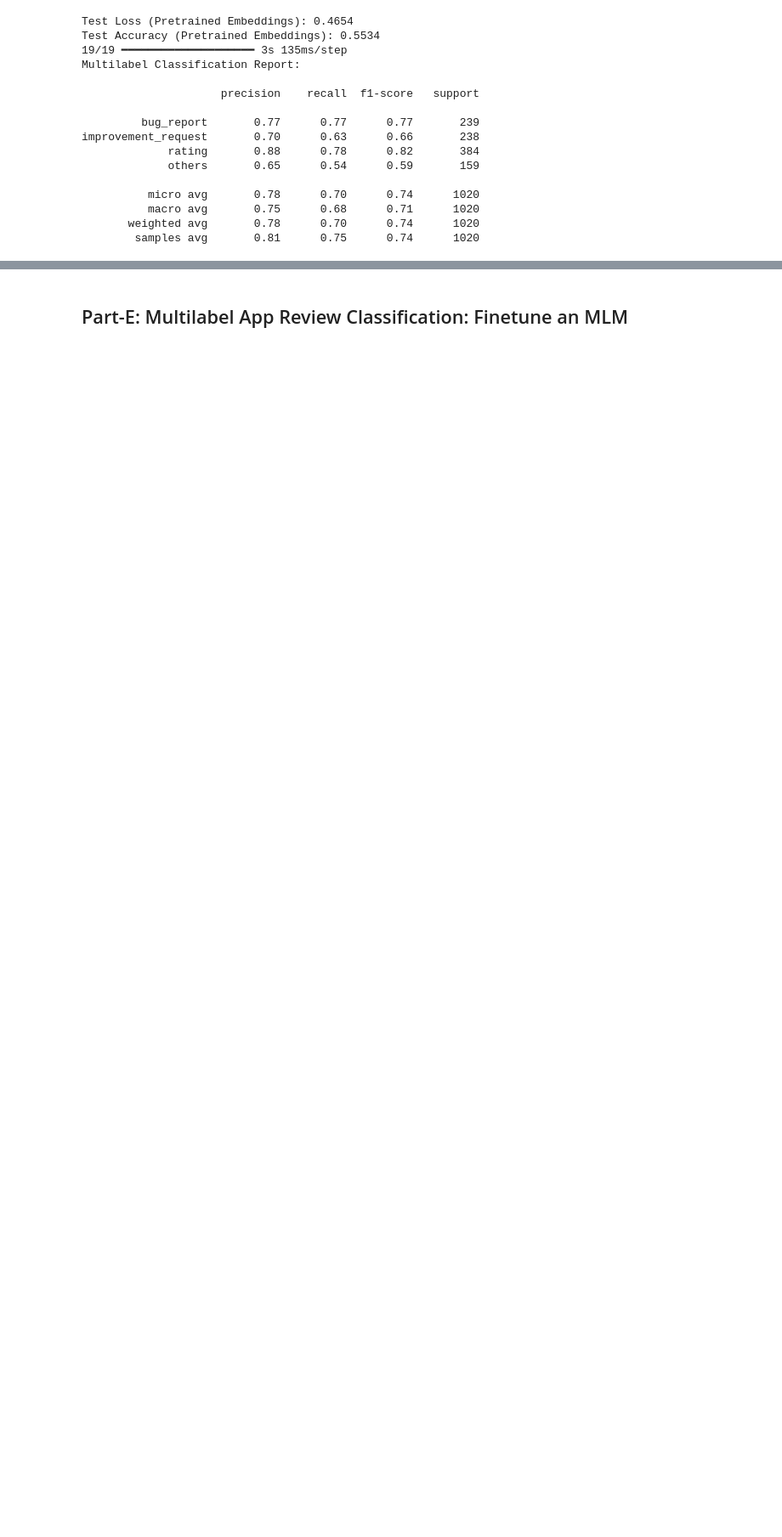
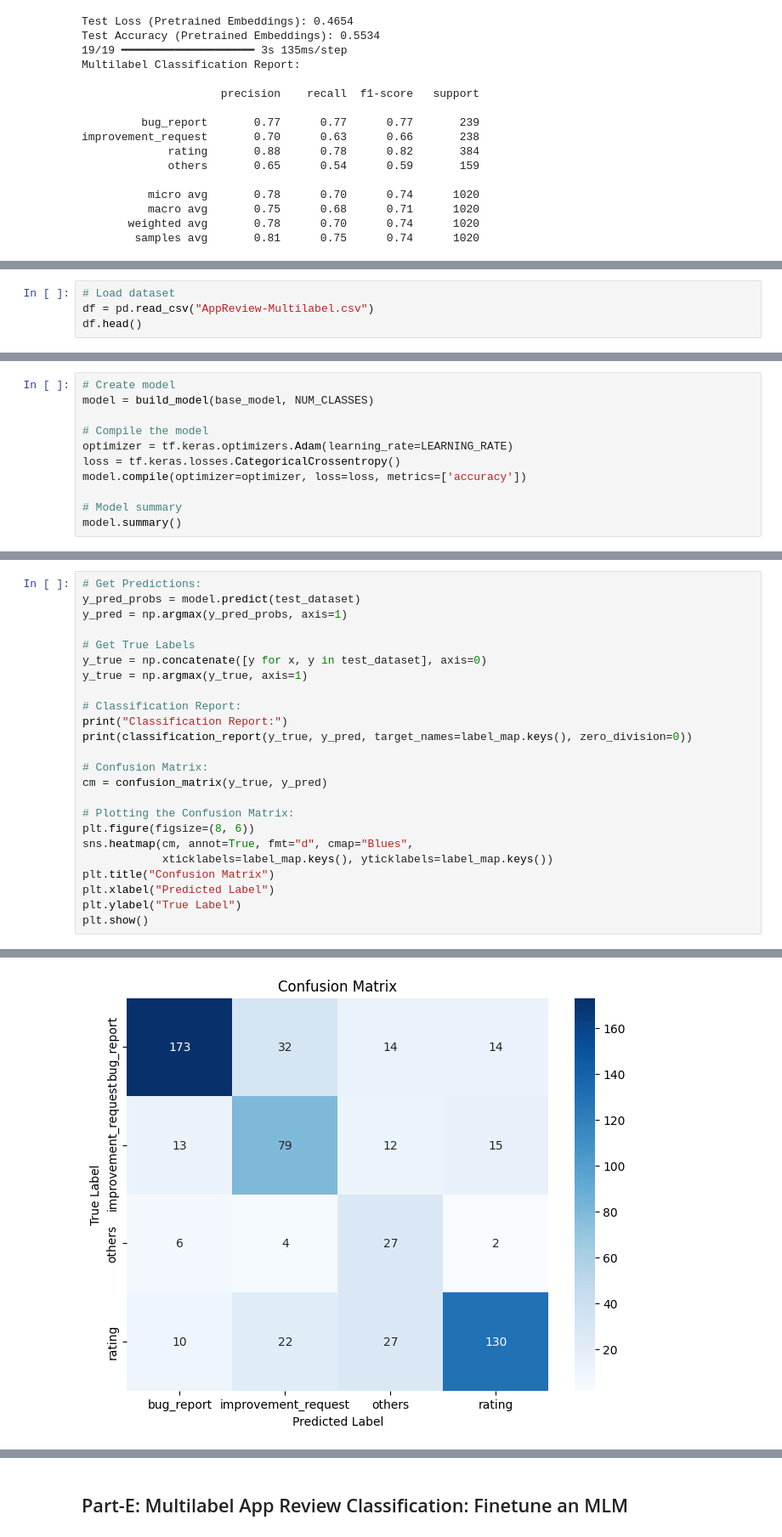
Before and after one commit to Hayder-Aleissa/NLP-Project, a Jupyter notebook: NLP_project.ipynb, the cells around one changed output, grey strips where cells are left out. Shown at 85% size. Saved outputs shown, nothing was run; the diff lists cells and outputs as text; blank space fills up the shorter version.

```diff
--- a/NLP_project.ipynb
+++ b/NLP_project.ipynb
@@ -994,0 +1015,4 @@ improvement_request       0.70      0.63      0.66       238
+# %%
+# Load dataset
+df = pd.read_csv("AppReview-Multilabel.csv")
+df.head()
@@ -994,0 +1407,11 @@ improvement_request       0.70      0.63      0.66       238
+# %%
+# Create model
+model = build_model(base_model, NUM_CLASSES)
+
+# Compile the model
+optimizer = tf.keras.optimizers.Adam(learning_rate=LEARNING_RATE)
+loss = tf.keras.losses.CategoricalCrossentropy()
+model.compile(optimizer=optimizer, loss=loss, metrics=['accuracy'])
+
+# Model summary
+model.summary()
@@ -994,0 +1489,25 @@ improvement_request       0.70      0.63      0.66       238
+# %%
+# Get Predictions:
+y_pred_probs = model.predict(test_dataset)
+y_pred = np.argmax(y_pred_probs, axis=1)
+
+# Get True Labels
+y_true = np.concatenate([y for x, y in test_dataset], axis=0)
+y_true = np.argmax(y_true, axis=1)
+
+# Classification Report:
+print("Classification Report:")
+print(classification_report(y_true, y_pred, target_names=label_map.keys(), zero_division=0))
+
+# Confusion Matrix:
+cm = confusion_matrix(y_true, y_pred)
+
+# Plotting the Confusion Matrix:
+plt.figure(figsize=(8, 6))
+sns.heatmap(cm, annot=True, fmt="d", cmap="Blues",
+            xticklabels=label_map.keys(), yticklabels=label_map.keys())
+plt.title("Confusion Matrix")
+plt.xlabel("Predicted Label")
+plt.ylabel("True Label")
+plt.show()
+# %% [output]
@@ -994,0 +1526 @@ improvement_request       0.70      0.63      0.66       238
+[figure, added]
```
Also changed, not shown: parts of 71 cells of this notebook.
